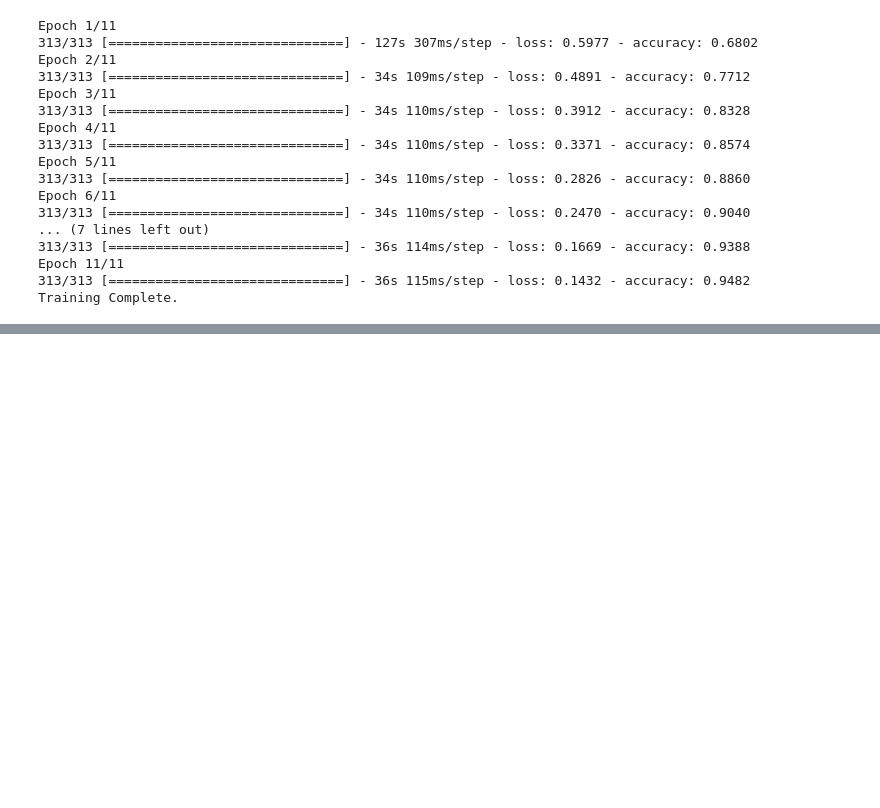
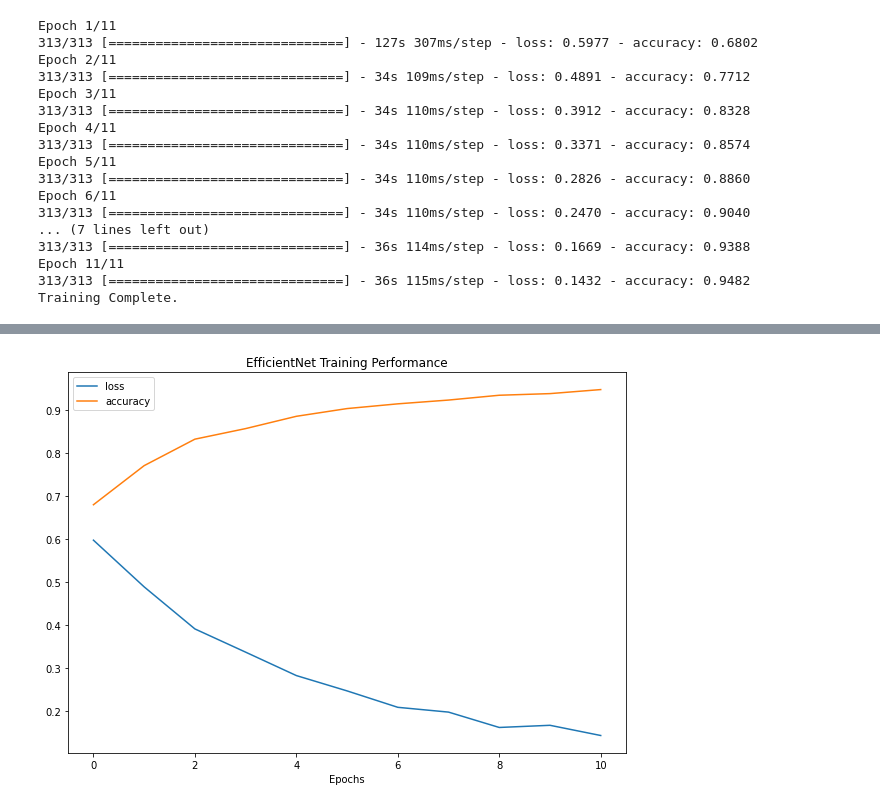
Before and after one commit to mcshawn10/hitting_behaviors, a Jupyter notebook: violence_det.ipynb, the cells around one changed output, grey strips where cells are left out. Cells and saved outputs as stored; diff of their text form; code cells hidden in the pictures; blank space fills up the shorter version.

```diff
--- a/violence_det.ipynb
+++ b/violence_det.ipynb
@@ -258,0 +269,9 @@ Training Complete.
+# %%
+def view_performance(model_hist):
+    graph = pd.DataFrame(model_hist.history).plot(figsize=(10,7), title="EfficientNet Training Performance", xlabel="Epochs")
+
+
+
+view_performance(history)
+# %% [output]
+[figure, added]
```
Also changed, not shown: parts of 1 cell of this notebook.
